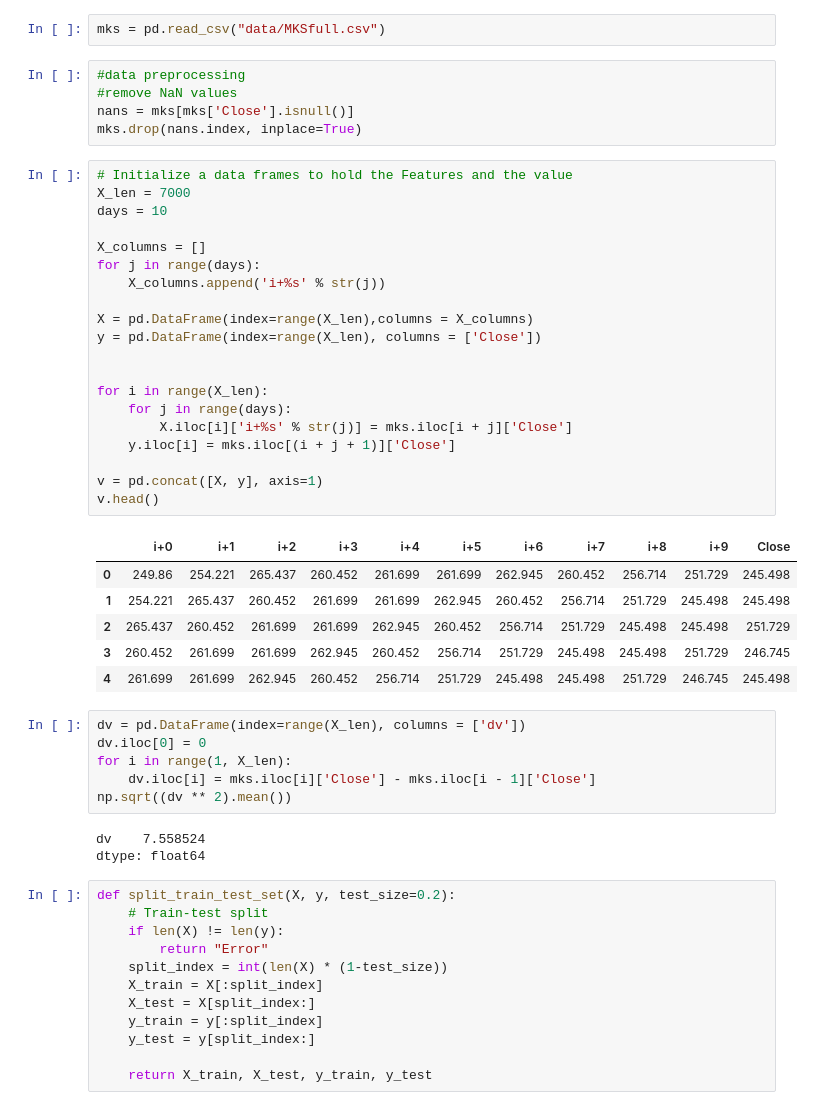
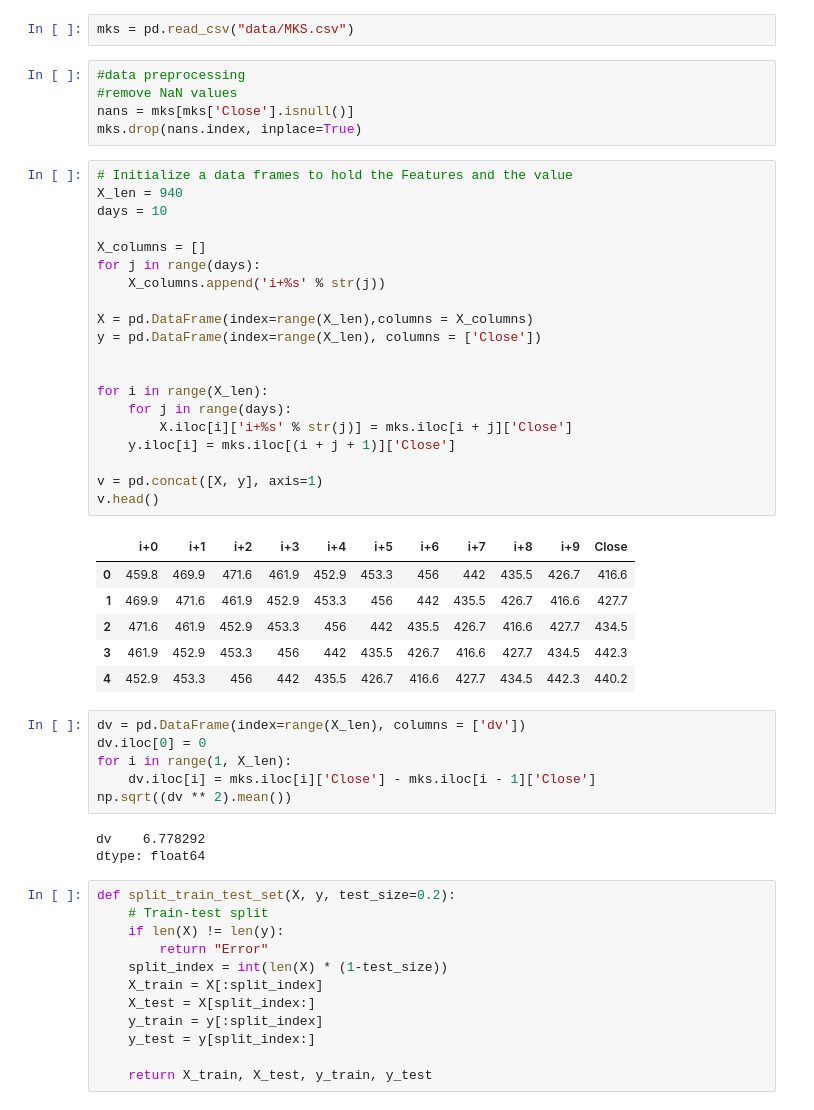
Before and after one commit to pnevmap/Stock-Predictor, a Jupyter notebook: features-and-model-MKS.ipynb, the cells around one changed output. Drawn from its saved outputs; the diff is of its cells as text.

```diff
--- a/features-and-model-MKS.ipynb
+++ b/features-and-model-MKS.ipynb
@@ -2,7 +2,7 @@
 import numpy as np
 import pandas as pd
 # %%
-mks = pd.read_csv("data/MKSfull.csv")
+mks = pd.read_csv("data/MKS.csv")
 # %%
 #data preprocessing
 #remove NaN values
@@ -10,31 +10,31 @@ nans = mks[mks['Close'].isnull()]
 mks.drop(nans.index, inplace=True)
 # %%
 # Initialize a data frames to hold the Features and the value
-X_len = 7000
+X_len = 940
 days = 10
 
 Χ_columns = []
 for j in range(days):
     Χ_columns.append('i+%s' % str(j))
 
 X = pd.DataFrame(index=range(X_len),columns = Χ_columns)
 y = pd.DataFrame(index=range(X_len), columns = ['Close'])
 
 
 for i in range(X_len):
     for j in range(days):
         X.iloc[i]['i+%s' % str(j)] = mks.iloc[i + j]['Close']
     y.iloc[i] = mks.iloc[(i + j + 1)]['Close']
 
 v = pd.concat([X, y], axis=1)
 v.head()
 # %% [output]
 |  | i+0 | i+1 | i+2 | i+3 | i+4 | i+5 | i+6 | i+7 | i+8 | i+9 | Close |
-| 0 | 249.86 | 254.221 | 265.437 | 260.452 | 261.699 | 261.699 | 262.945 | 260.452 | 256.714 | 251.729 | 245.498 |
-| 1 | 254.221 | 265.437 | 260.452 | 261.699 | 261.699 | 262.945 | 260.452 | 256.714 | 251.729 | 245.498 | 245.498 |
-| 2 | 265.437 | 260.452 | 261.699 | 261.699 | 262.945 | 260.452 | 256.714 | 251.729 | 245.498 | 245.498 | 251.729 |
-| 3 | 260.452 | 261.699 | 261.699 | 262.945 | 260.452 | 256.714 | 251.729 | 245.498 | 245.498 | 251.729 | 246.745 |
-| 4 | 261.699 | 261.699 | 262.945 | 260.452 | 256.714 | 251.729 | 245.498 | 245.498 | 251.729 | 246.745 | 245.498 |
+| 0 | 459.8 | 469.9 | 471.6 | 461.9 | 452.9 | 453.3 | 456 | 442 | 435.5 | 426.7 | 416.6 |
+| 1 | 469.9 | 471.6 | 461.9 | 452.9 | 453.3 | 456 | 442 | 435.5 | 426.7 | 416.6 | 427.7 |
+| 2 | 471.6 | 461.9 | 452.9 | 453.3 | 456 | 442 | 435.5 | 426.7 | 416.6 | 427.7 | 434.5 |
+| 3 | 461.9 | 452.9 | 453.3 | 456 | 442 | 435.5 | 426.7 | 416.6 | 427.7 | 434.5 | 442.3 |
+| 4 | 452.9 | 453.3 | 456 | 442 | 435.5 | 426.7 | 416.6 | 427.7 | 434.5 | 442.3 | 440.2 |
 # %%
 dv = pd.DataFrame(index=range(X_len), columns = ['dv'])
 dv.iloc[0] = 0
@@ -42,7 +42,7 @@ for i in range(1, X_len):
     dv.iloc[i] = mks.iloc[i]['Close'] - mks.iloc[i - 1]['Close']
 np.sqrt((dv ** 2).mean())
 # %% [output]
-dv    7.558524
+dv    6.778292
 dtype: float64
 # %%
 def split_train_test_set(X, y, test_size=0.2):
```
Also changed, not shown: parts of 12 cells of this notebook, 2 other files.
